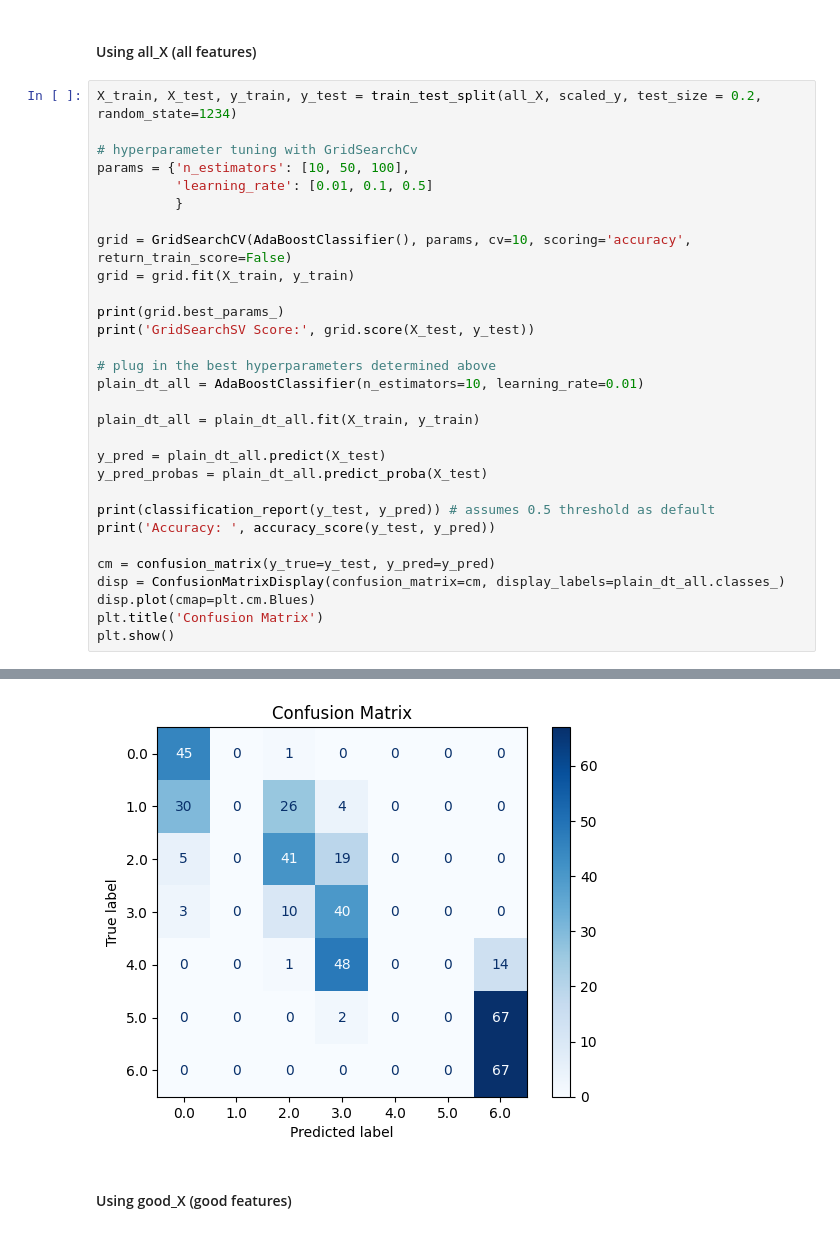
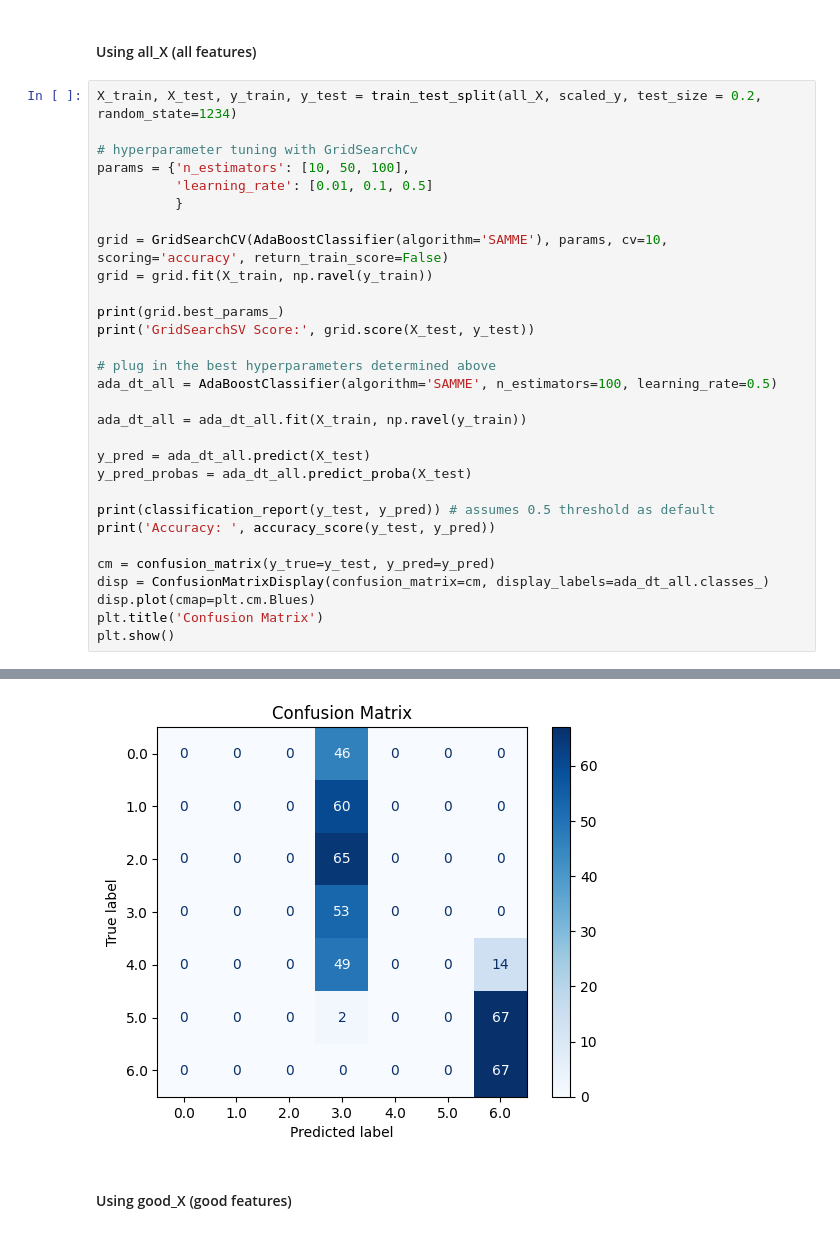
Before and after one commit to ThejasKumar100/cs4372_hw2, a Jupyter notebook: adaboost_classifier.ipynb, the cells around one changed output, grey strips where cells are left out. Cells and saved outputs as stored; diff of their text form.

```diff
--- a/adaboost_classifier.ipynb
+++ b/adaboost_classifier.ipynb
@@ -28,25 +28,25 @@ params = {'n_estimators': [10, 50, 100],
           'learning_rate': [0.01, 0.1, 0.5]
           }
 
-grid = GridSearchCV(AdaBoostClassifier(), params, cv=10, scoring='accuracy', return_train_score=False)
-grid = grid.fit(X_train, y_train)
+grid = GridSearchCV(AdaBoostClassifier(algorithm='SAMME'), params, cv=10, scoring='accuracy', return_train_score=False)
+grid = grid.fit(X_train, np.ravel(y_train))
 
 print(grid.best_params_)
 print('GridSearchSV Score:', grid.score(X_test, y_test))
 
 # plug in the best hyperparameters determined above
-plain_dt_all = AdaBoostClassifier(n_estimators=10, learning_rate=0.01)
+ada_dt_all = AdaBoostClassifier(algorithm='SAMME', n_estimators=100, learning_rate=0.5)
 
-plain_dt_all = plain_dt_all.fit(X_train, y_train)
+ada_dt_all = ada_dt_all.fit(X_train, np.ravel(y_train))
 
-y_pred = plain_dt_all.predict(X_test)
-y_pred_probas = plain_dt_all.predict_proba(X_test)
+y_pred = ada_dt_all.predict(X_test)
+y_pred_probas = ada_dt_all.predict_proba(X_test)
 
 print(classification_report(y_test, y_pred)) # assumes 0.5 threshold as default
 print('Accuracy: ', accuracy_score(y_test, y_pred))
 
 cm = confusion_matrix(y_true=y_test, y_pred=y_pred)
-disp = ConfusionMatrixDisplay(confusion_matrix=cm, display_labels=plain_dt_all.classes_)
+disp = ConfusionMatrixDisplay(confusion_matrix=cm, display_labels=ada_dt_all.classes_)
 disp.plot(cmap=plt.cm.Blues)
 plt.title('Confusion Matrix')
 plt.show()
@@ -71,4 +71,4 @@ Accuracy:  0.4562647754137116
-[figure, old version]
+[figure, new version]
 # %% [markdown]
 #### Using good_X (good features)
 # %%
```
Also changed, not shown: parts of 3 cells of this notebook, 1 other file.
